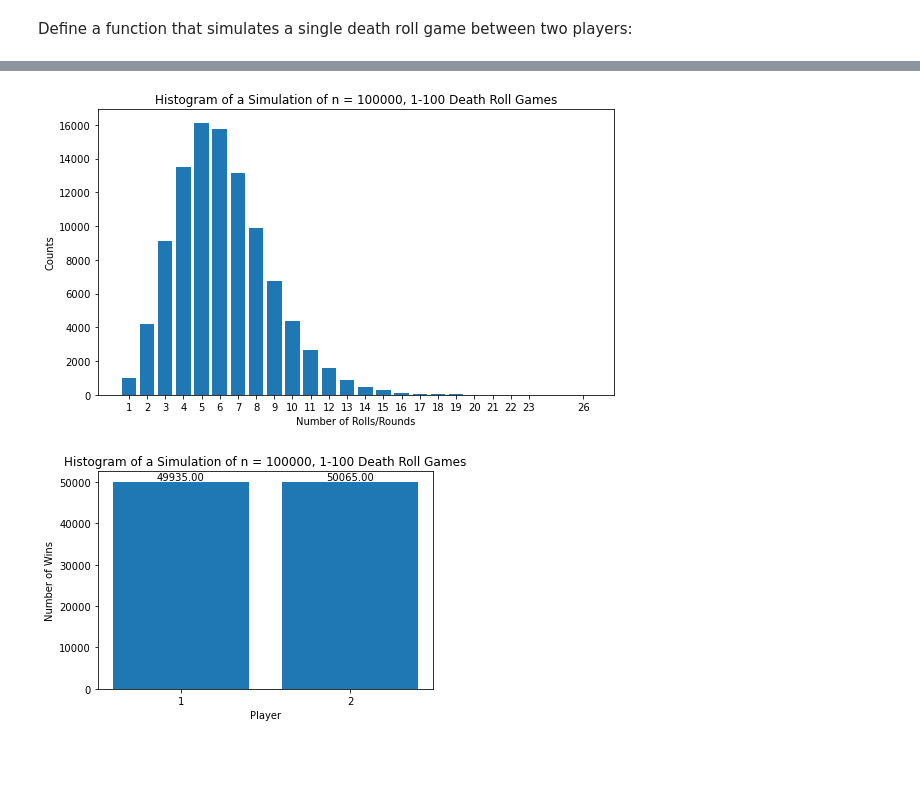
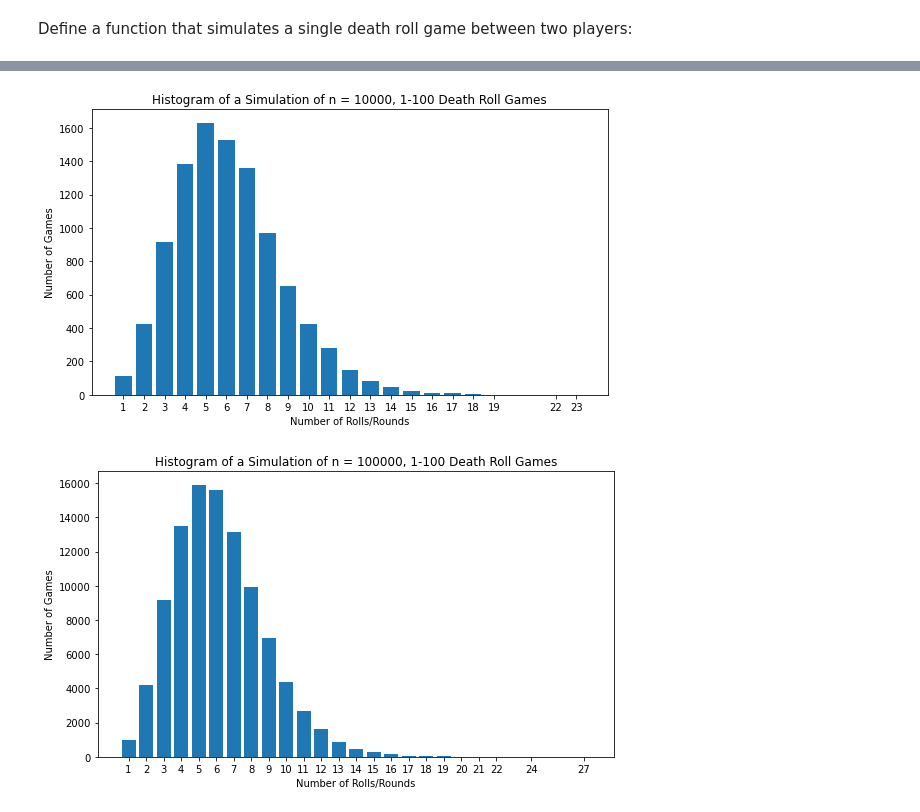
Before and after one commit to SlyZorua/deathroll_analysis, a Jupyter notebook: deathroll_analysis.ipynb, the cells around one changed output, grey strips where cells are left out. Drawn from its saved outputs; the diff is of its cells as text; code cells hidden in the pictures; blank space fills up the shorter version.

```diff
--- a/deathroll_analysis.ipynb
+++ b/deathroll_analysis.ipynb
@@ -95,5 +117,8 @@ def simulate_death_roll(initial_upper, n):
+# %%
+simulate_death_roll(100, 10000, True, False)
+# %% [output]
+[figure, added]
 # %%
-simulate_death_roll(100, 100000)
+simulate_death_roll(100, 100000, True, False)
 # %% [output]
-[figure, old version]
+[figure, new version]
-[figure, removed]
```
Also changed, not shown: parts of 20 cells of this notebook.
